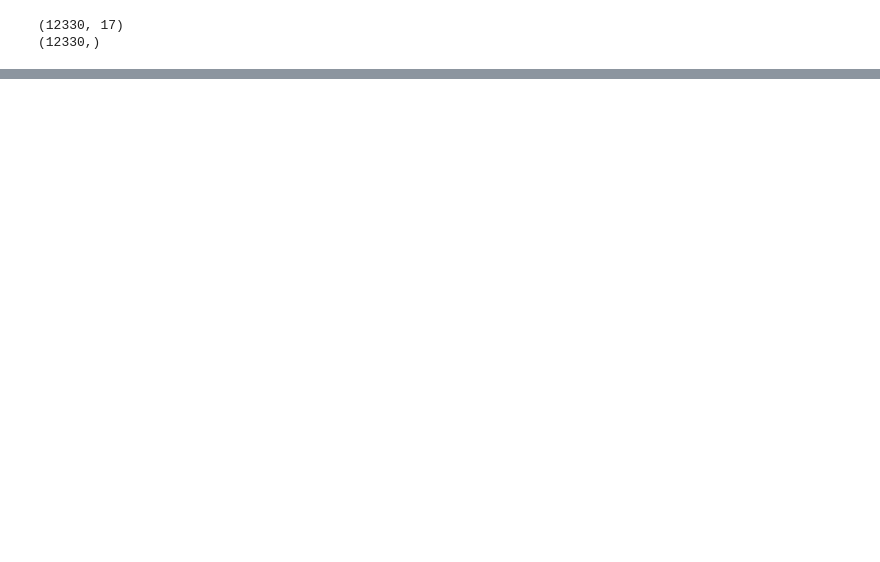
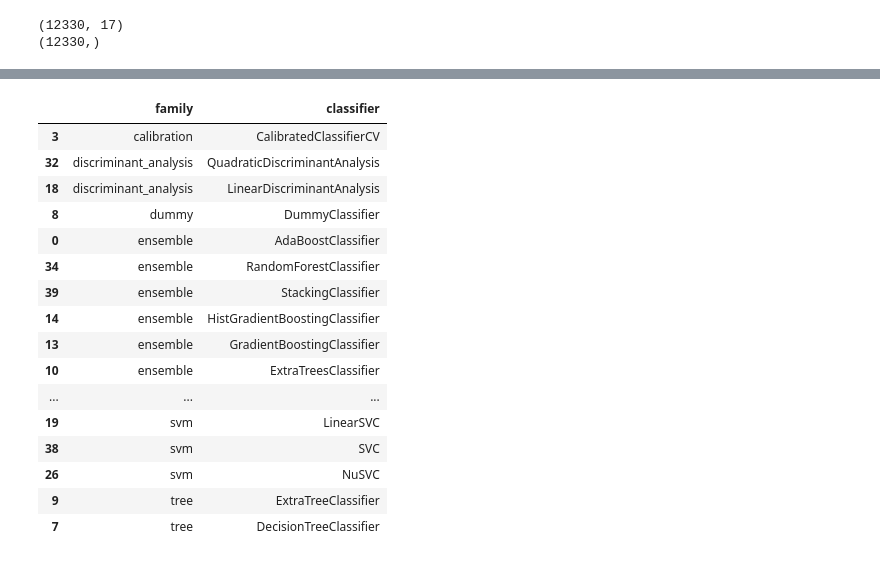
Before and after one commit to Yjung136/326_final_project, a Jupyter notebook: notebooks/ml_notebook.ipynb, the cells around one changed output, grey strips where cells are left out. Cells and saved outputs as stored; diff of their text form; code cells hidden in the pictures; blank space fills up the shorter version.

```diff
--- a/notebooks/ml_notebook.ipynb
+++ b/notebooks/ml_notebook.ipynb
@@ -227,0 +365,43 @@ weighted avg       0.94      0.94      0.94      6254
+# %%
+# Get all classification models
+from sklearn.utils import all_estimators
+
+# create object holding all classifiers
+estimators = all_estimators(type_filter='classifier')
+
+# split object into pieces
+classifier = [tup[0] for tup in estimators]
+class_type = [tup[1] for tup in estimators]
+
+# create dataframe with 2 columns from pieces
+classification_models = pd.DataFrame(data=zip(classifier, class_type))
+
+# rename dataframe coluns
+classification_models = classification_models.rename(columns={0:'classifier', 1:'metadata'})
+
+# force to string to enable str.split
+classification_models.metadata = classification_models.metadata.astype('string')
+
+# split on '.' and extract only index [1]
+classification_models['family'] = classification_models['metadata'].str.split('.', expand=True)[1]
+# %%
+# select sklearn family and classifier
+classification_models[['family','classifier']].sort_values(by='family')
+# %% [output]
+|  | family | classifier |
+| 3 | calibration | CalibratedClassifierCV |
+| 32 | discriminant_analysis | QuadraticDiscriminantAnalysis |
+| 18 | discriminant_analysis | LinearDiscriminantAnalysis |
+| 8 | dummy | DummyClassifier |
+| 0 | ensemble | AdaBoostClassifier |
+| 34 | ensemble | RandomForestClassifier |
+| 39 | ensemble | StackingClassifier |
+| 14 | ensemble | HistGradientBoostingClassifier |
+| 13 | ensemble | GradientBoostingClassifier |
+| 10 | ensemble | ExtraTreesClassifier |
+| ... | ... | ... |
+| 19 | svm | LinearSVC |
+| 38 | svm | SVC |
+| 26 | svm | NuSVC |
+| 9 | tree | ExtraTreeClassifier |
+| 7 | tree | DecisionTreeClassifier |
```
Also changed, not shown: parts of 41 cells of this notebook.
